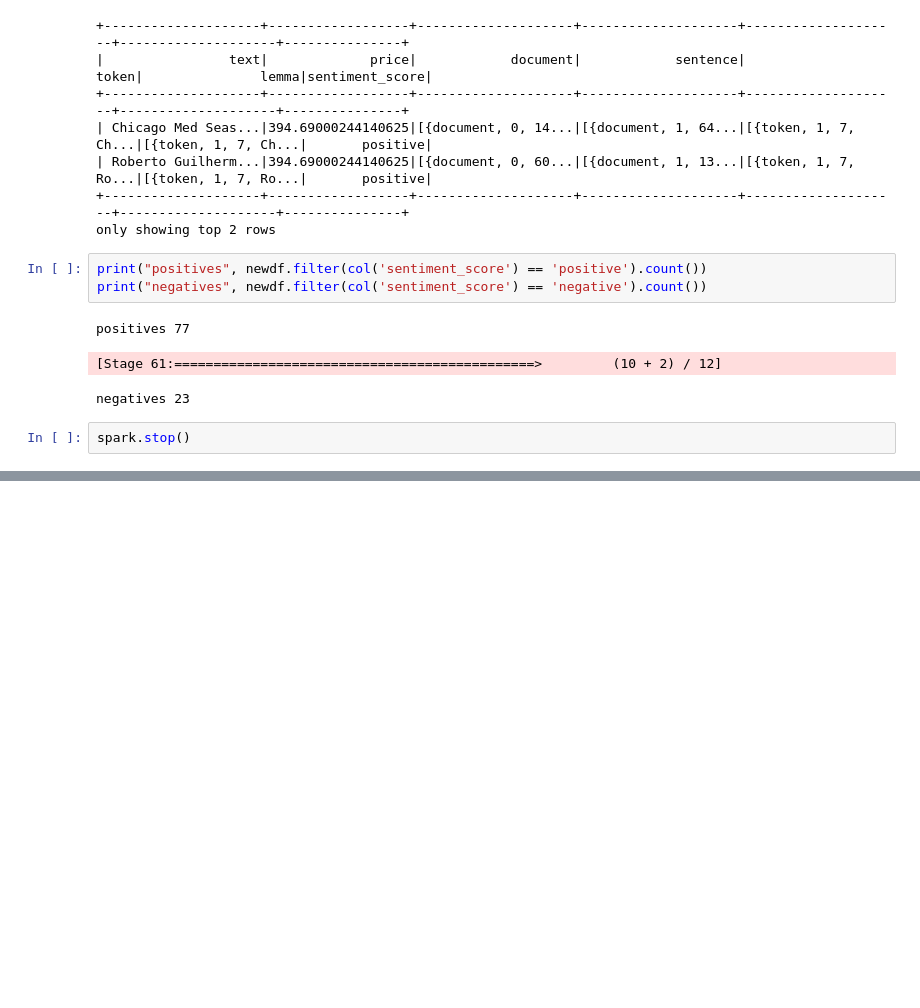
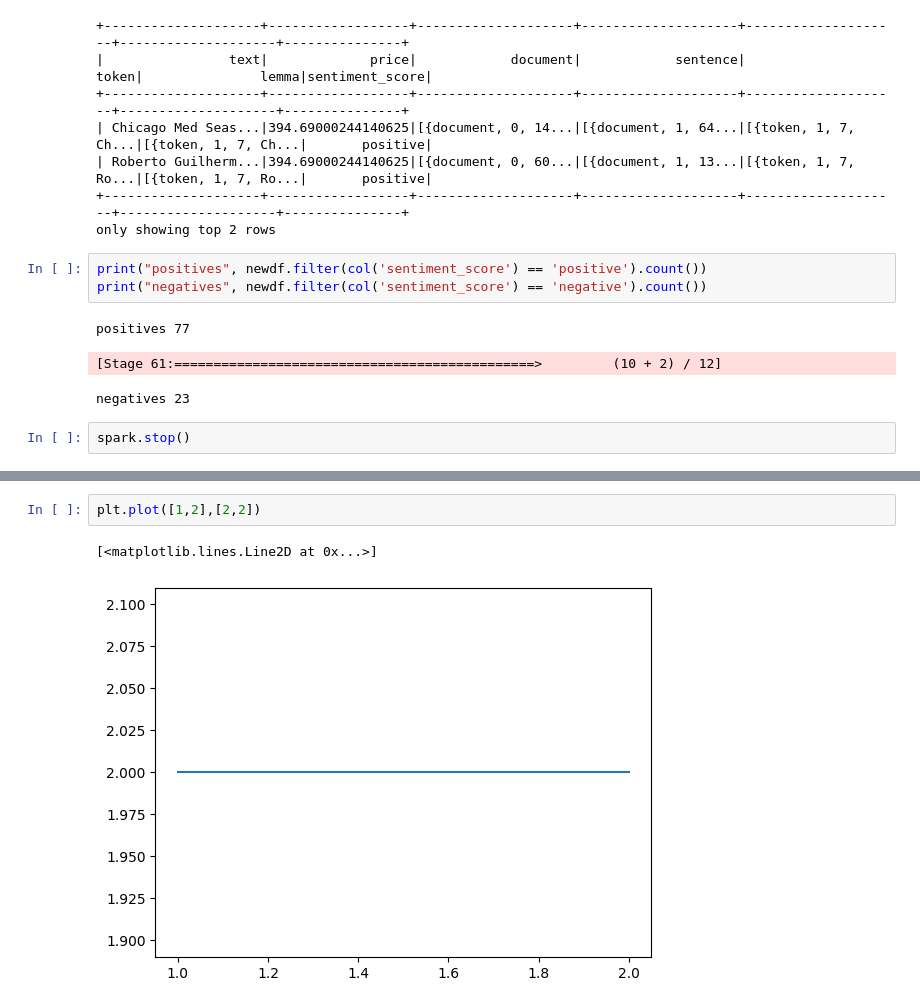
Before and after one commit to alpacaswillrule/am111_sparkv2, a Jupyter notebook: spark-warc.ipynb, the cells around one changed output, grey strips where cells are left out. Saved outputs shown, nothing was run; the diff lists cells and outputs as text; blank space fills up the shorter version.

```diff
--- a/spark-warc.ipynb
+++ b/spark-warc.ipynb
@@ -450,0 +741,5 @@ spark.stop()
+# %%
+plt.plot([1,2],[2,2])
+# %% [output]
+[<matplotlib.lines.Line2D at 0x...>]
+[figure, added]
```
Also changed, not shown: parts of 20 cells of this notebook, 7 other files.
